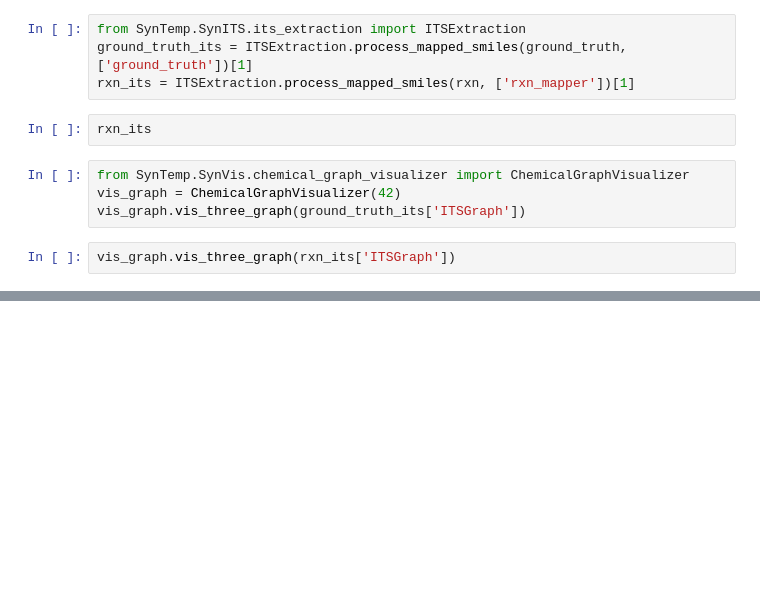
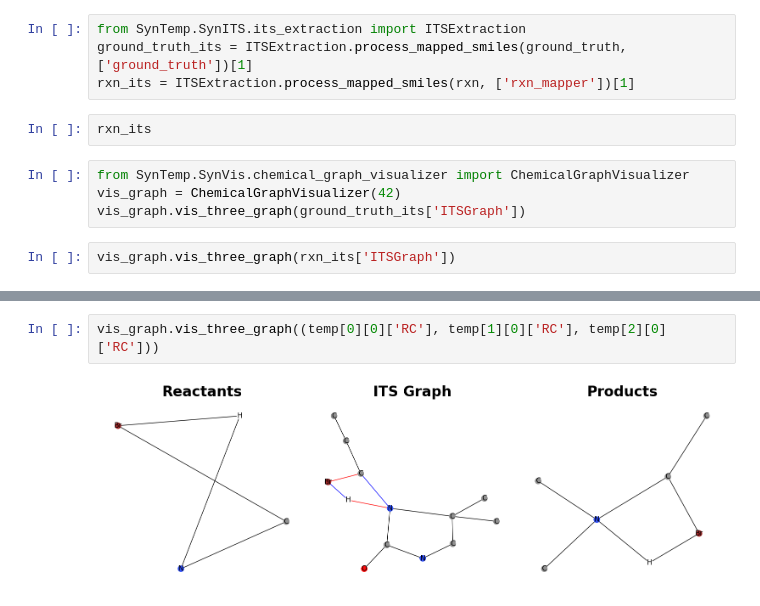
Before and after one commit to TieuLongPhan/SynTemp, a Jupyter notebook: test.ipynb, the cells around one changed output, grey strips where cells are left out. Saved outputs shown, nothing was run; the diff lists cells and outputs as text; blank space fills up the shorter version.

```diff
--- a/test.ipynb
+++ b/test.ipynb
@@ -173,0 +172,4 @@ vis_graph.vis_three_graph(rxn_its['ITSGraph'])
+# %%
+vis_graph.vis_three_graph((temp[0][0]['RC'], temp[1][0]['RC'], temp[2][0]['RC']))
+# %% [output]
+[figure, added]
```
Also changed, not shown: parts of 31 cells of this notebook, 11 other files.
